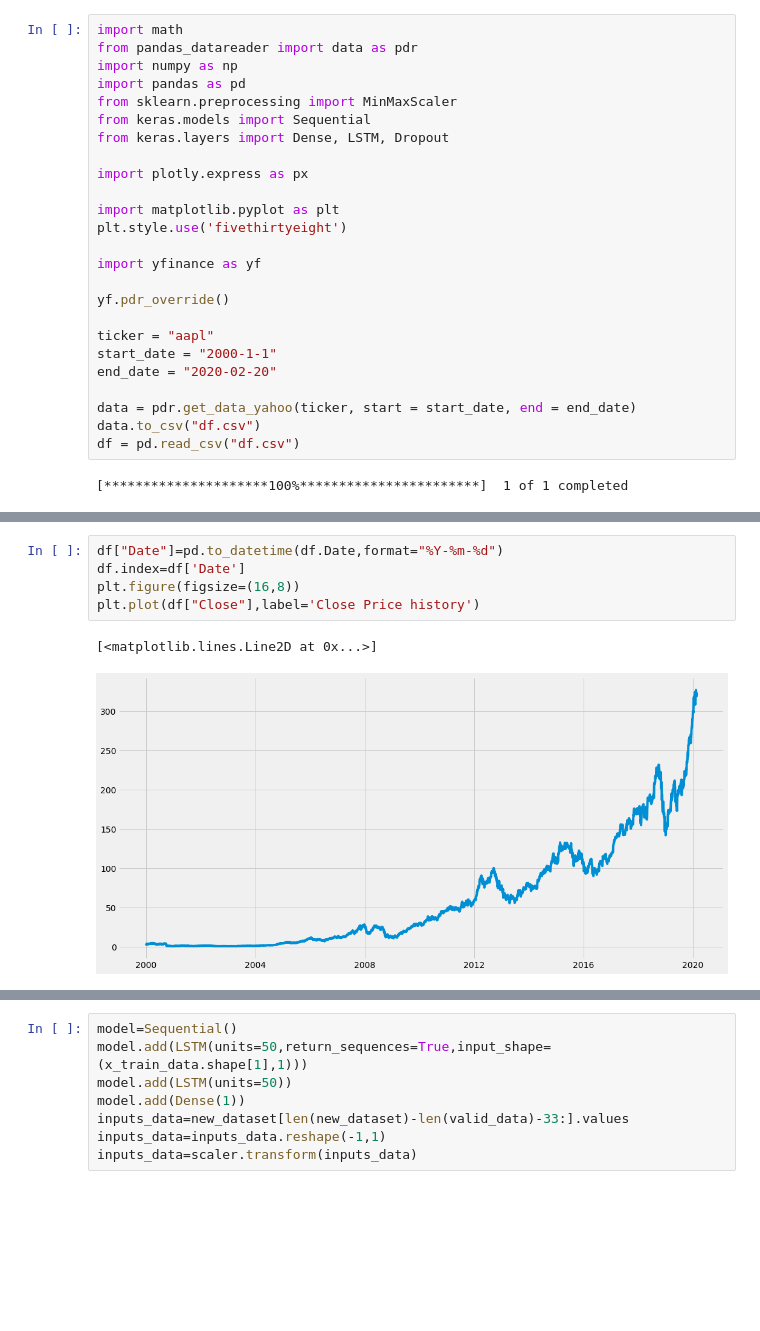
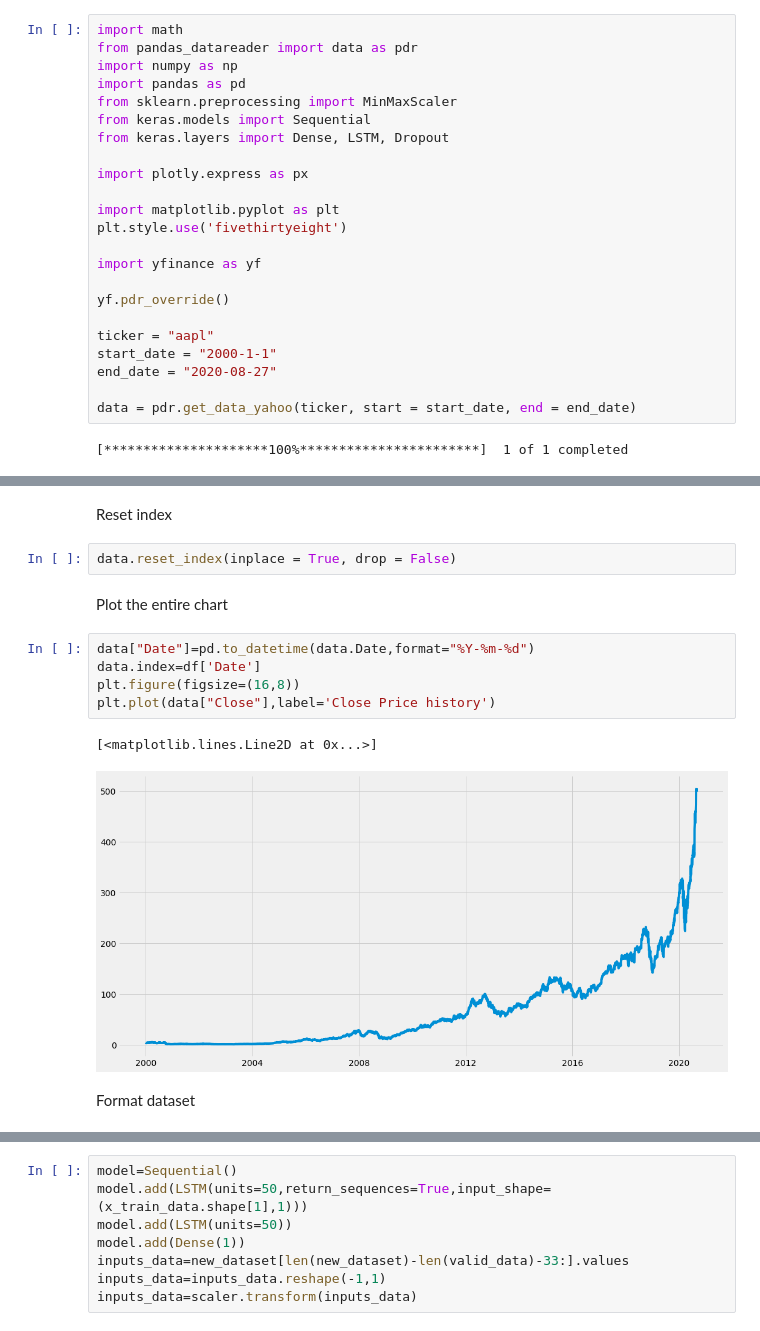
Before and after one commit to hcbt/stock_predict, a Jupyter notebook: stock_prediction.ipynb, the cells around one changed output, grey strips where cells are left out. Saved outputs shown, nothing was run; the diff lists cells and outputs as text; blank space fills up the shorter version.

```diff
--- a/stock_prediction.ipynb
+++ b/stock_prediction.ipynb
@@ -24,10 +43,8 @@ yf.pdr_override()
 
 ticker = "aapl"
 start_date = "2000-1-1"
-end_date = "2020-02-20"
+end_date = "2020-08-27"
 
 data = pdr.get_data_yahoo(ticker, start = start_date, end = end_date)
-data.to_csv("df.csv")
-df = pd.read_csv("df.csv")
 # %% [output]
 [*********************100%***********************]  1 of 1 completed
@@ -34,9 +71,17 @@ df = pd.read_csv("df.csv")
+# %% [markdown]
+Reset index
+# %%
+data.reset_index(inplace = True, drop = False)
+# %% [markdown]
+Plot the entire chart
 # %%
-df["Date"]=pd.to_datetime(df.Date,format="%Y-%m-%d")
-df.index=df['Date']
+data["Date"]=pd.to_datetime(data.Date,format="%Y-%m-%d")
+data.index=df['Date']
 plt.figure(figsize=(16,8))
-plt.plot(df["Close"],label='Close Price history')
+plt.plot(data["Close"],label='Close Price history')
 # %% [output]
 [<matplotlib.lines.Line2D at 0x...>]
-[figure, old version]
+[figure, new version]
+# %% [markdown]
+Format dataset
 # %%
```
Also changed, not shown: parts of 14 cells of this notebook.
